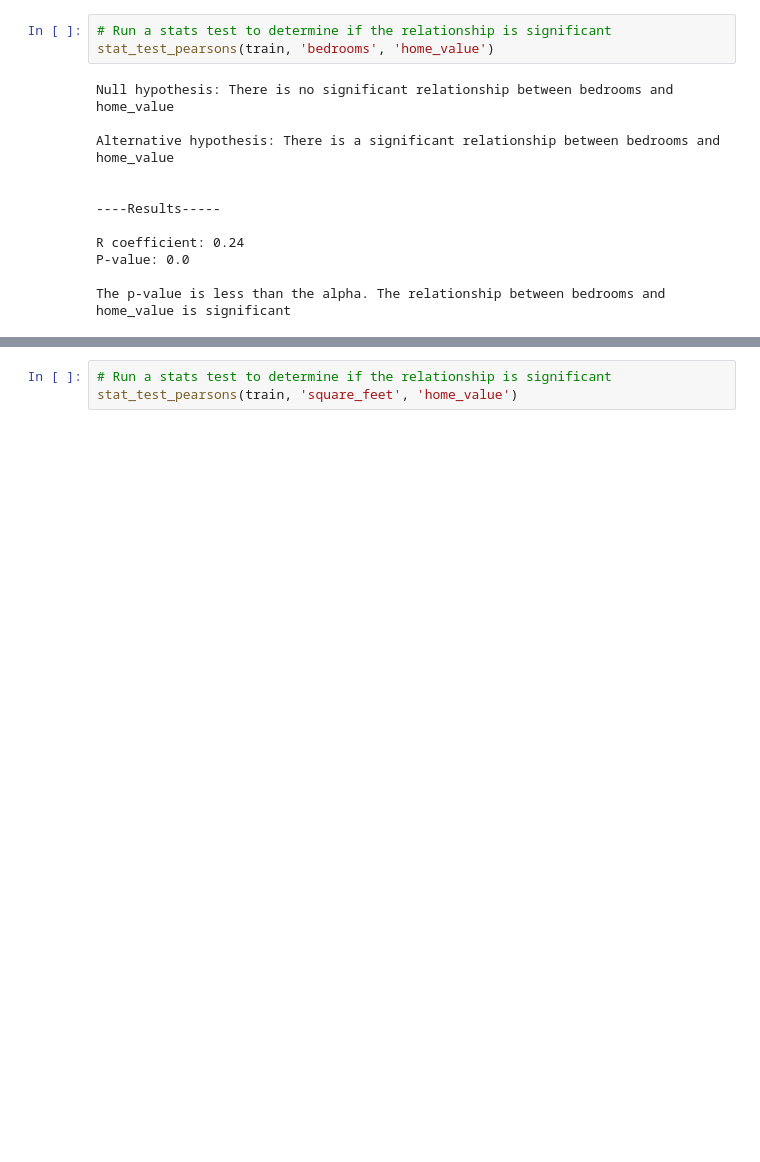
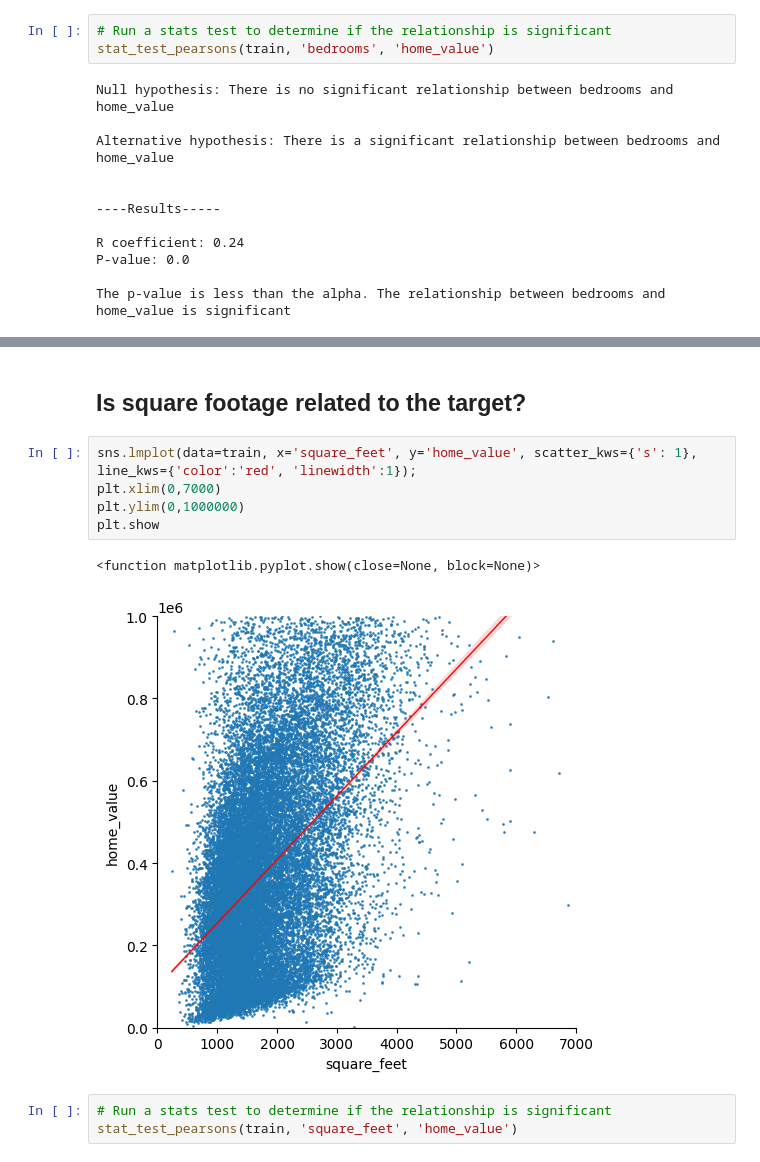
Before and after one commit to scottmattes1/regression-exercises, a Jupyter notebook: final_report.ipynb, the cells around one changed output, grey strips where cells are left out. Saved outputs shown, nothing was run; the diff lists cells and outputs as text; blank space fills up the shorter version.

```diff
--- a/final_report.ipynb
+++ b/final_report.ipynb
@@ -122,3 +131,13 @@ sns.scatterplot(data=train, x='square_feet', y='home_value');
+# %% [markdown]
+## Is square footage related to the target?
+# %%
+sns.lmplot(data=train, x='square_feet', y='home_value', scatter_kws={'s': 1}, line_kws={'color':'red', 'linewidth':1});
+plt.xlim(0,7000)
+plt.ylim(0,1000000)
+plt.show
+# %% [output]
+<function matplotlib.pyplot.show(close=None, block=None)>
+[figure, added]
 # %%
 # Run a stats test to determine if the relationship is significant
 stat_test_pearsons(train, 'square_feet', 'home_value')
```
Also changed, not shown: parts of 37 cells of this notebook, 4 other files.
